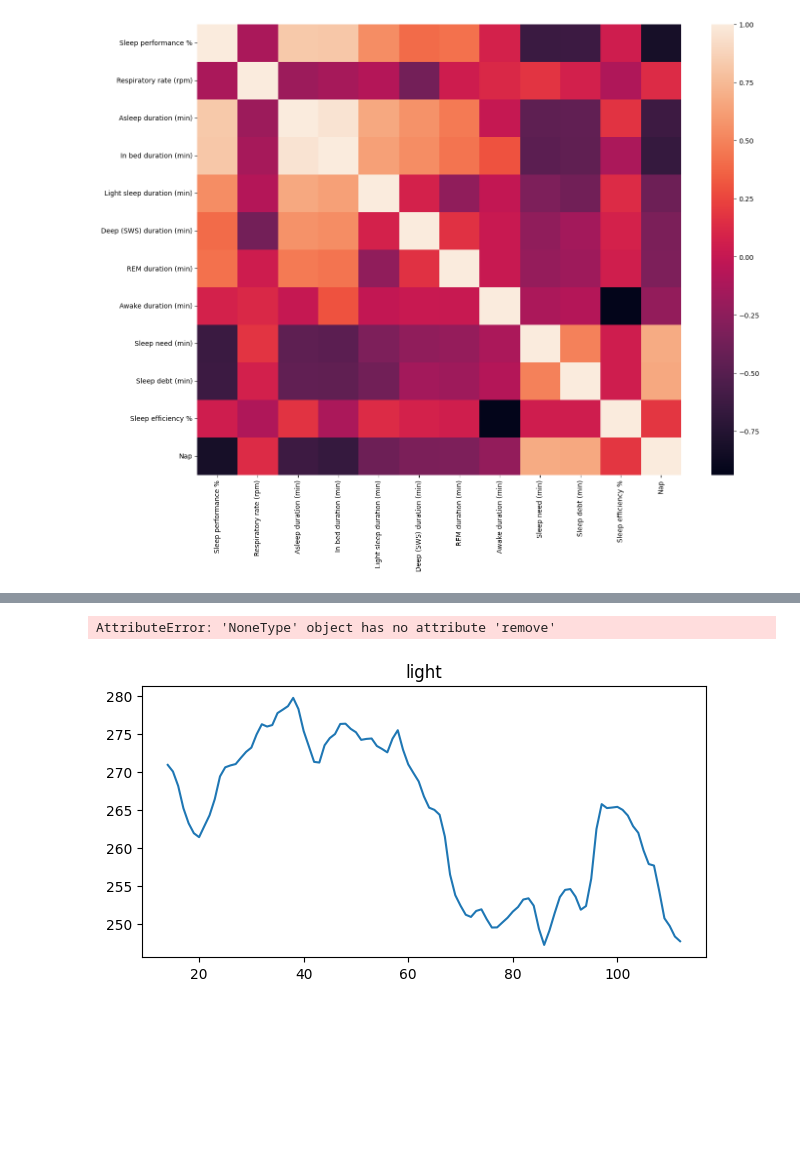
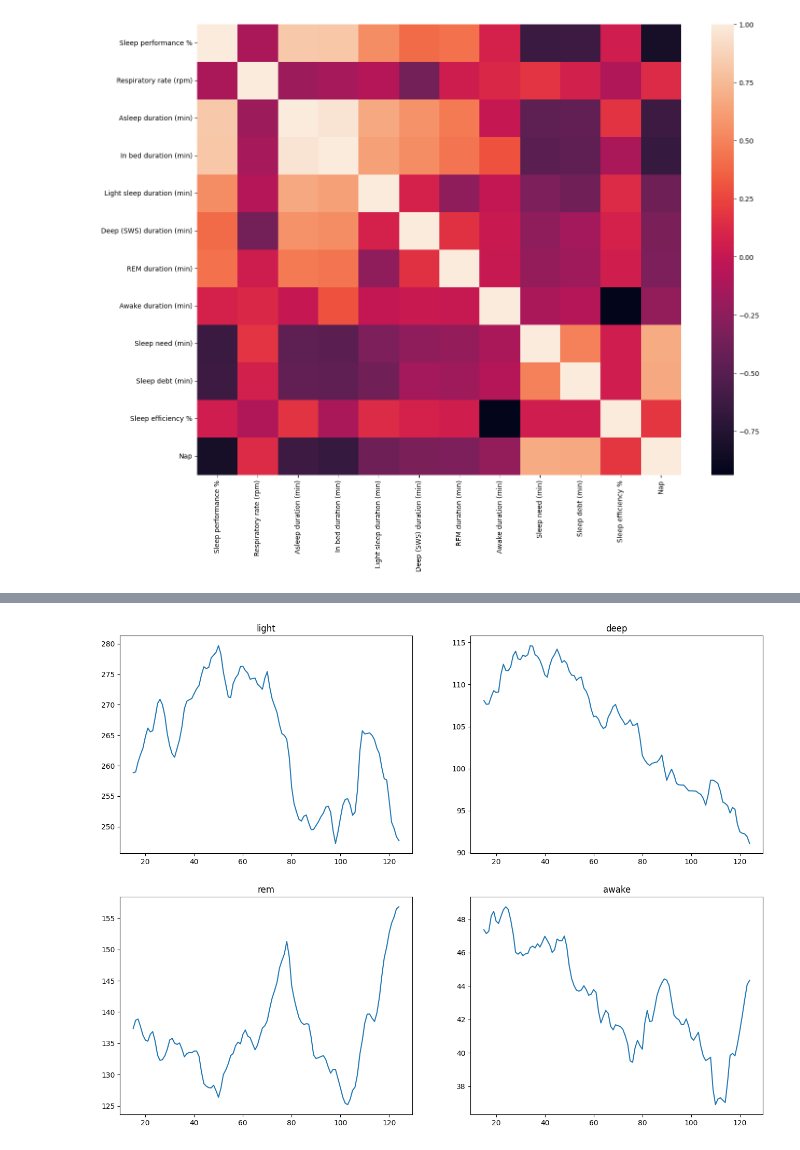
Before and after one commit to gsiraji/Tools, a Jupyter notebook: python/sleep_data.ipynb, the cells around one changed output, grey strips where cells are left out. Saved outputs shown, nothing was run; the diff lists cells and outputs as text; code cells hidden in the pictures; blank space fills up the shorter version.

```diff
--- a/python/sleep_data.ipynb
+++ b/python/sleep_data.ipynb
@@ -238,5 +217,4 @@ plt.suptitle('awake')
 # %%
-sleepTrendPlot(df_renamed, df_renamed.columns[9:13])
+sleepTrendPlot(df, df.columns[9:13])
 # %% [output]
-AttributeError: 'NoneType' object has no attribute 'remove'
-[figure, old version]
+[figure, new version]
```
Also changed, not shown: parts of 27 cells of this notebook.
